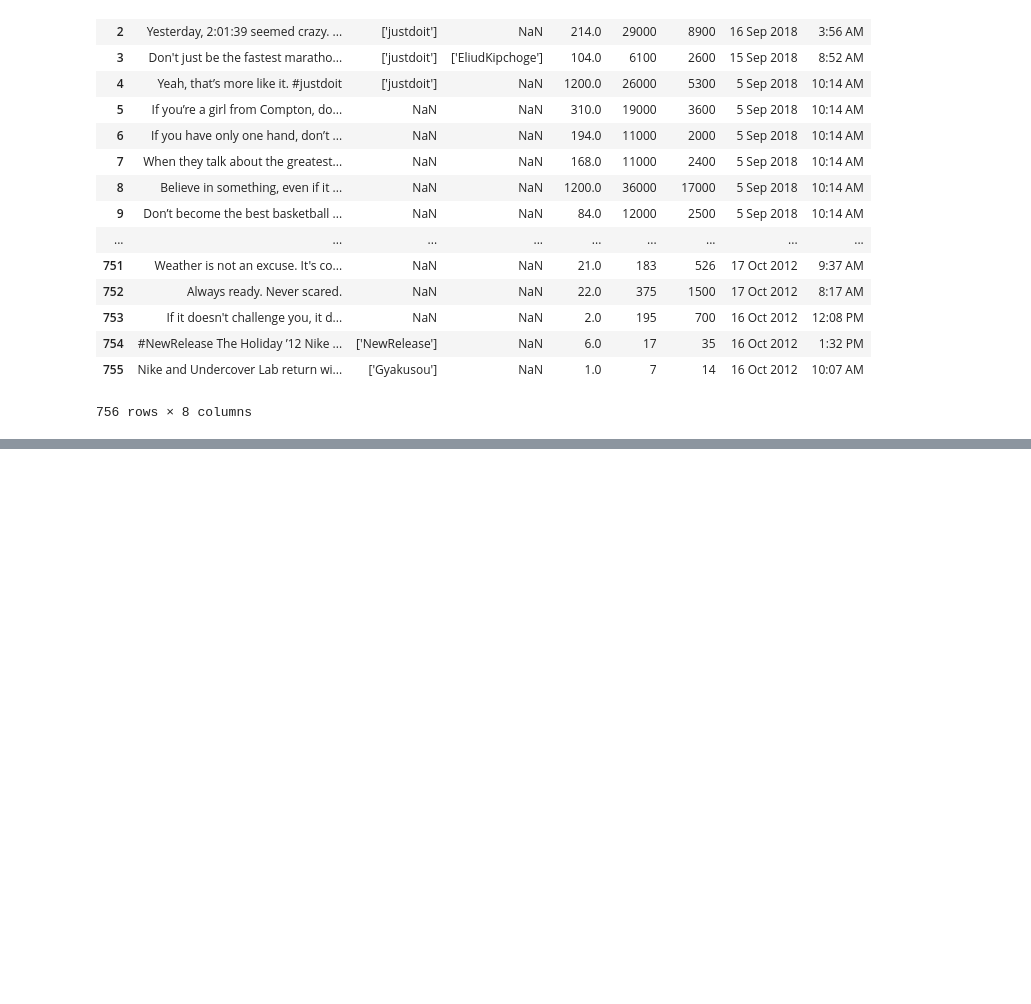
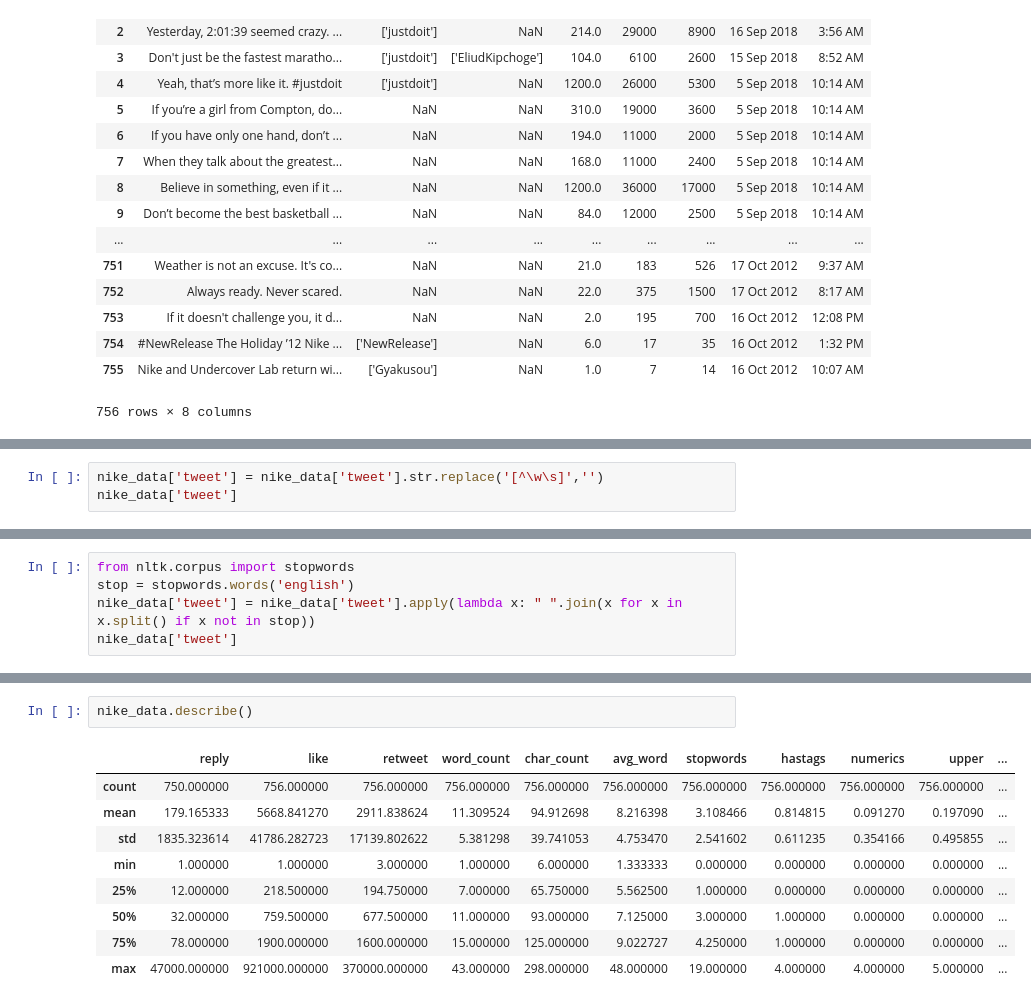
Before and after one commit to manjiriacharekar/Twitter-Crawler, a Jupyter notebook: Twitter-WebCrawler-Analysis.ipynb, the cells around one changed output, grey strips where cells are left out. Saved outputs shown, nothing was run; the diff lists cells and outputs as text; blank space fills up the shorter version.

```diff
--- a/Twitter-WebCrawler-Analysis.ipynb
+++ b/Twitter-WebCrawler-Analysis.ipynb
@@ -179,0 +384,3 @@ nike_data
+# %%
+nike_data['tweet'] = nike_data['tweet'].str.replace('[^\w\s]','')
+nike_data['tweet']
@@ -179,0 +405,5 @@ nike_data
+# %%
+from nltk.corpus import stopwords
+stop = stopwords.words('english')
+nike_data['tweet'] = nike_data['tweet'].apply(lambda x: " ".join(x for x in x.split() if x not in stop))
+nike_data['tweet']
@@ -179,0 +587,12 @@ nike_data
+# %%
+nike_data.describe()
+# %% [output]
+|  | reply | like | retweet | word_count | char_count | avg_word | stopwords | hastags | numerics | upper | ... |
+| count | 750.000000 | 756.000000 | 756.000000 | 756.000000 | 756.000000 | 756.000000 | 756.000000 | 756.000000 | 756.000000 | 756.000000 | ... |
+| mean | 179.165333 | 5668.841270 | 2911.838624 | 11.309524 | 94.912698 | 8.216398 | 3.108466 | 0.814815 | 0.091270 | 0.197090 | ... |
+| std | 1835.323614 | 41786.282723 | 17139.802622 | 5.381298 | 39.741053 | 4.753470 | 2.541602 | 0.611235 | 0.354166 | 0.495855 | ... |
+| min | 1.000000 | 1.000000 | 3.000000 | 1.000000 | 6.000000 | 1.333333 | 0.000000 | 0.000000 | 0.000000 | 0.000000 | ... |
+| 25% | 12.000000 | 218.500000 | 194.750000 | 7.000000 | 65.750000 | 5.562500 | 1.000000 | 0.000000 | 0.000000 | 0.000000 | ... |
+| 50% | 32.000000 | 759.500000 | 677.500000 | 11.000000 | 93.000000 | 7.125000 | 3.000000 | 1.000000 | 0.000000 | 0.000000 | ... |
+| 75% | 78.000000 | 1900.000000 | 1600.000000 | 15.000000 | 125.000000 | 9.022727 | 4.250000 | 1.000000 | 0.000000 | 0.000000 | ... |
+| max | 47000.000000 | 921000.000000 | 370000.000000 | 43.000000 | 298.000000 | 48.000000 | 19.000000 | 4.000000 | 4.000000 | 5.000000 | ... |
```
Also changed, not shown: parts of 29 cells of this notebook.
